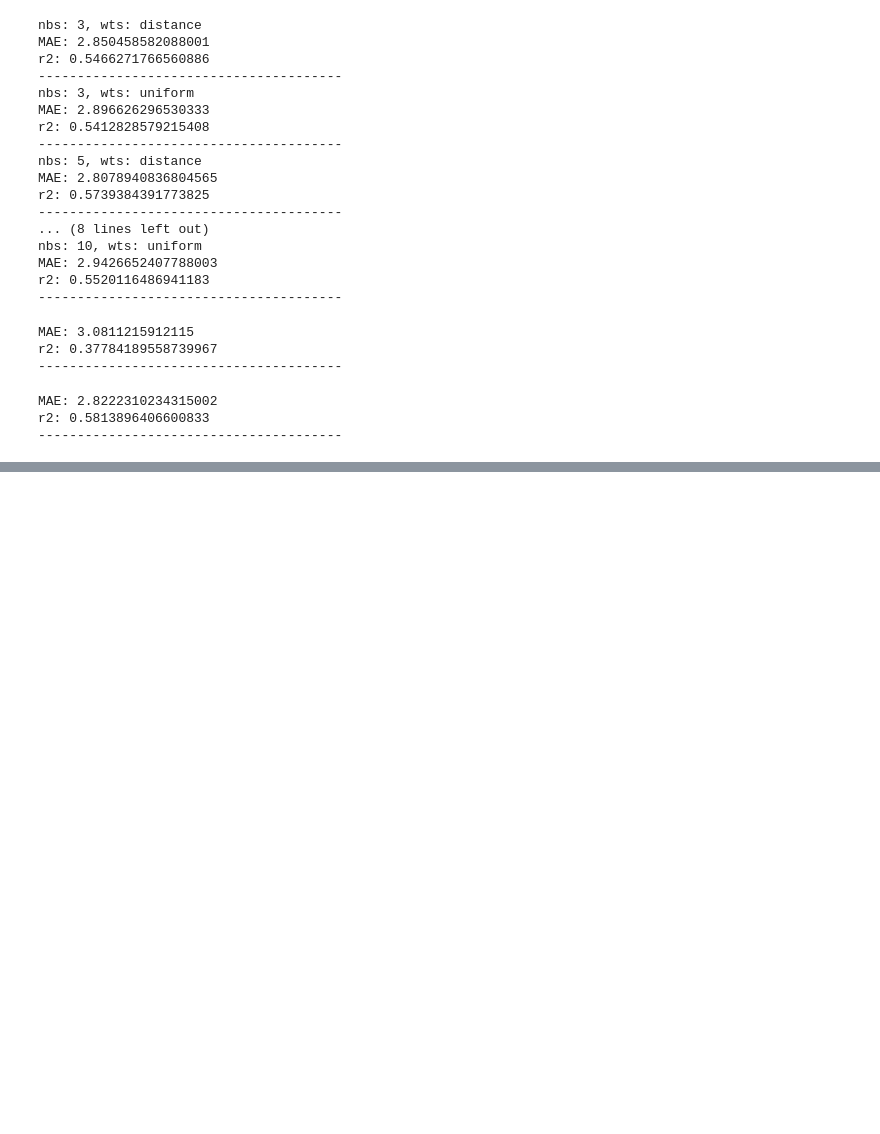
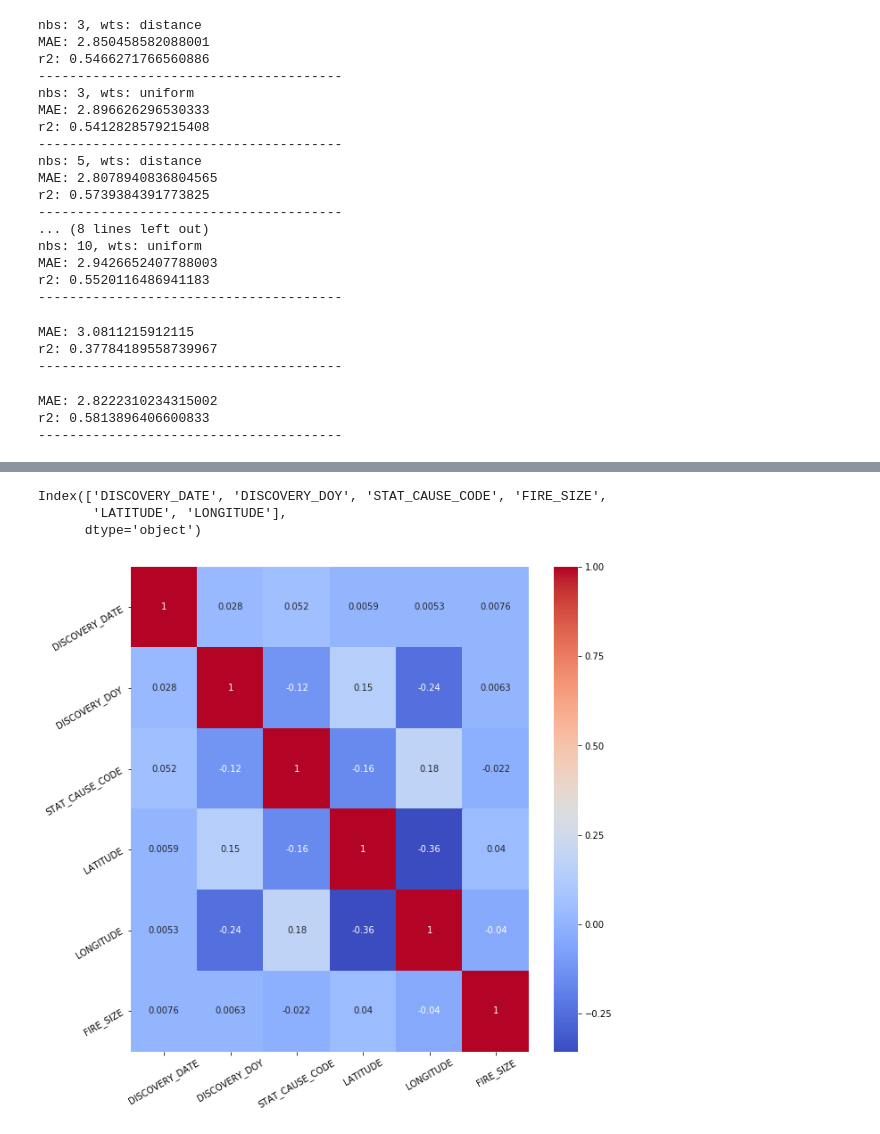
Before and after one commit to benkmoore/Wildfires, a Jupyter notebook: KaggleDataset_Apps.ipynb, the cells around one changed output, grey strips where cells are left out. Drawn from its saved outputs; the diff is of its cells as text; code cells hidden in the pictures; blank space fills up the shorter version.

```diff
--- a/KaggleDataset_Apps.ipynb
+++ b/KaggleDataset_Apps.ipynb
@@ -340,0 +389,17 @@ r2: 0.5813896406600833
+# %%
+# Best feautres - correlation heatmap
+print(df.columns)
+import seaborn as sns
+feature_names = ['DISCOVERY_DATE', 'DISCOVERY_DOY', 'STAT_CAUSE_CODE', 'LATITUDE', 'LONGITUDE','FIRE_SIZE']
+data = np.concatenate((X_train,y_train.reshape(-1,1)),axis=1)
+corrmat = np.corrcoef(data.T)
+plt.figure(figsize=(10,10))
+g=sns.heatmap(corrmat,annot=True,cmap="coolwarm")
+g.set_xticklabels(feature_names,rotation=30)
+g.set_yticklabels(feature_names,rotation=30)
+plt.show()
+# %% [output]
+Index(['DISCOVERY_DATE', 'DISCOVERY_DOY', 'STAT_CAUSE_CODE', 'FIRE_SIZE',
+       'LATITUDE', 'LONGITUDE'],
+      dtype='object')
+[figure, added]
```
Also changed, not shown: parts of 13 cells of this notebook, 2 other files.
